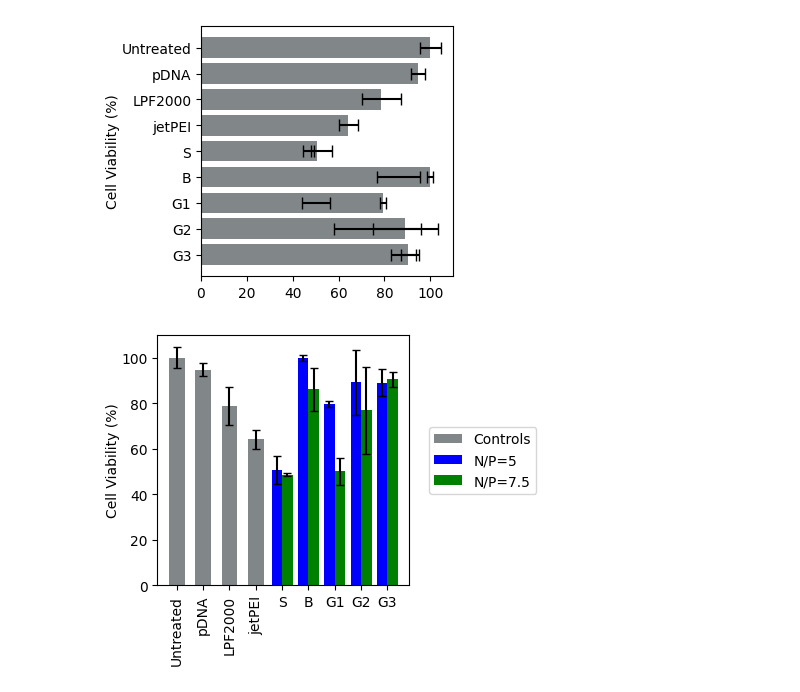
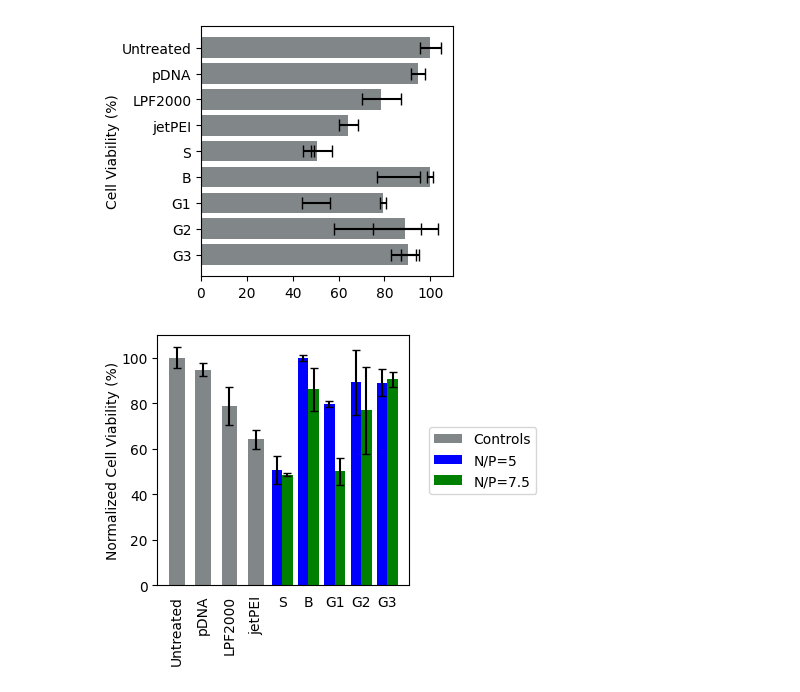
Before and after one commit to aryellewright/Kumar-Biomaterials-Lab, a Jupyter notebook: CCK8-Transfection_Plots/CCK8-Transfection_plots.ipynb, the cells around one changed output. Cells and saved outputs as stored; diff of their text form; code cells hidden in the pictures.

```diff
--- a/CCK8-Transfection_Plots/CCK8-Transfection_plots.ipynb
+++ b/CCK8-Transfection_Plots/CCK8-Transfection_plots.ipynb
@@ -3,9 +3,6 @@ import pandas as pd
 import matplotlib.pyplot as plt
 import numpy as np
 # %%
-file_path = "/Users/aryellewright/Documents/Documents - Aryelle’s MacBook Air/Kumar-Biomaterials-Lab/CCK8_Transfection_Plots/20240202_CCK8_DIPLibrary01XPBS.xlsx"
+file_path = "/Users/aryellewright/Documents/Documents - Aryelle’s MacBook Air/Kumar-Biomaterials-Lab/CCK8-Transfection_Plots/20240202_CCK8-Transfection_DIPLibrary_PBS.xlsx"
 sheet_name = 'combined'
-
-# creating a dataframe from our xlsx file
 df = pd.read_excel(file_path, sheet_name=sheet_name)
-print(df.head())
@@ -43,56 +33,42 @@ plt.show()
 # %% [output]
 [figure]
 # %%
-# Find the index where the second set starts
-# Assuming that the first occurrence of 'S' is the start of the second set
 second_set_start = df[df['Variables'] == 'S'].index[1]
 
-# Split the DataFrame into controls, first set, and second set
-df_controls = df.iloc[:4]  # Controls are the first four entries
-df_first_set = df.iloc[4:second_set_start]  # First set is from the fifth entry to the second 'S'
-df_second_set = df.iloc[second_set_start:]  # Second set starts from the second 'S'
+df_controls = df.iloc[:4]
+df_first_set = df.iloc[4:second_set_start]
+df_second_set = df.iloc[second_set_start:]
 
-# Set up the figure and axes
+
 fig, ax = plt.subplots(figsize=(3.25, 3.25))
-# Define bar width and positions
+
 bar_width = 0.4
-# Define control indices (assuming controls are the first four entries)
+
 control_indices = np.arange(len(df_controls))
 
-# Calculate the base x positions for the non-control groups
-# This will be the center point between the bars for each group
 base_x_positions = np.arange(len(df_controls), len(df_controls) + len(df_first_set))
 
-# Calculate the positions of the first and second set of bars so that they straddle the base position
 first_set_indices = base_x_positions - bar_width / 2
 second_set_indices = base_x_positions + bar_width / 2
 
-# Plot controls at their base positions
 ax.bar(control_indices, df_controls['Viability'], yerr=df_controls['Standard Deviation'], capsize=3, color=color_gray, width=0.6, label='Controls')
-
-# Plot the first set of non-control bars
 ax.bar(first_set_indices, df_first_set['Viability'], yerr=df_first_set['Standard Deviation'], capsize=3, color='blue', width=bar_width, label='N/P=5')
-
-# Plot the second set of non-control bars
 ax.bar(second_set_indices, df_second_set['Viability'], yerr=df_second_set['Standard Deviation'], capsize=3, color='green', width=bar_width, label='N/P=7.5')
 
-# Now, the x-ticks (labels) are centered between the two sets of bars
-# Set the x-ticks and labels
 ax.set_xticks(np.arange(len(df_controls) + len(df_first_set)))
 ax.set_xticklabels(df_controls['Variables'].tolist() + df_first_set['Variables'].tolist())
 
-# Rotate control labels if needed
+
 for i, label in enumerate(ax.get_xticklabels()):
-    if i < len(df_controls):  # Rotate only the control labels
+    if i < len(df_controls):
         label.set_rotation(90)
-# Set the y-label
-ax.set_ylabel('Cell Viability (%)', labelpad=1)
 
-# Add a legend
+ax.set_ylabel('Normalized Cell Viability (%)', labelpad=1)
+
+ax.tick_params(bottom=False)
 ax.legend(bbox_to_anchor=(1.05, 0.5), loc='center left', fontsize=10)
 
-# Display the plot
 plt.show()
 # %% [output]
-[figure, old version]
+[figure, new version]
 # %%
```
Also changed, not shown: parts of 7 cells of this notebook, 4 other files.
